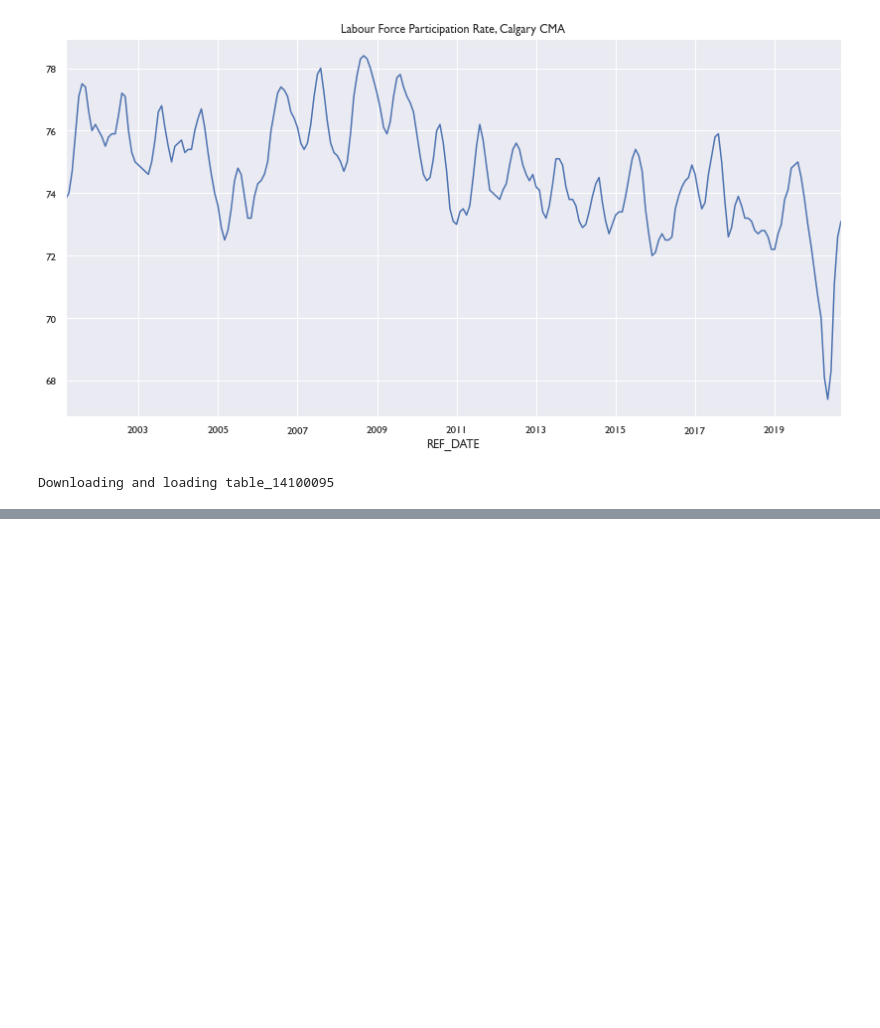
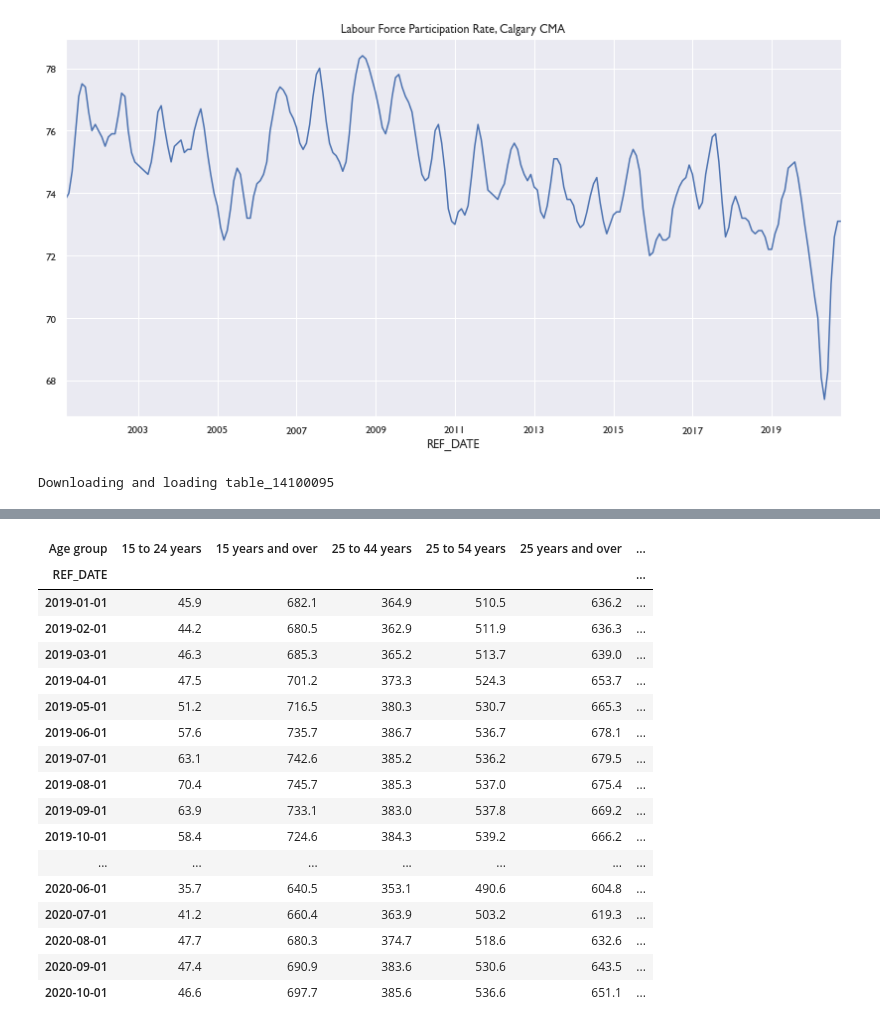
Before and after one commit to doublebigmak/housing_stats, a Jupyter notebook: cal_labour_mkt.ipynb, the cells around one changed output, grey strips where cells are left out. Cells and saved outputs as stored; diff of their text form; code cells hidden in the pictures; blank space fills up the shorter version.

```diff
--- a/cal_labour_mkt.ipynb
+++ b/cal_labour_mkt.ipynb
@@ -318,0 +319,25 @@ part_time['2019':]
+# %%
+full_time = lab_three_month[lab_three_month['Labour force characteristics']=='Full-time employment']
+# %%
+full_time = full_time[full_time['Sex']=='Both sexes'].pivot(index='REF_DATE', columns = 'Age group',values ='VALUE')
+# %%
+full_time['2019':]
+# %% [output]
+| Age group | 15 to 24 years | 15 years and over | 25 to 44 years | 25 to 54 years | 25 years and over | ... |
+| REF_DATE |  |  |  |  |  | ... |
+| 2019-01-01 | 45.9 | 682.1 | 364.9 | 510.5 | 636.2 | ... |
+| 2019-02-01 | 44.2 | 680.5 | 362.9 | 511.9 | 636.3 | ... |
+| 2019-03-01 | 46.3 | 685.3 | 365.2 | 513.7 | 639.0 | ... |
+| 2019-04-01 | 47.5 | 701.2 | 373.3 | 524.3 | 653.7 | ... |
+| 2019-05-01 | 51.2 | 716.5 | 380.3 | 530.7 | 665.3 | ... |
+| 2019-06-01 | 57.6 | 735.7 | 386.7 | 536.7 | 678.1 | ... |
+| 2019-07-01 | 63.1 | 742.6 | 385.2 | 536.2 | 679.5 | ... |
+| 2019-08-01 | 70.4 | 745.7 | 385.3 | 537.0 | 675.4 | ... |
+| 2019-09-01 | 63.9 | 733.1 | 383.0 | 537.8 | 669.2 | ... |
+| 2019-10-01 | 58.4 | 724.6 | 384.3 | 539.2 | 666.2 | ... |
+| ... | ... | ... | ... | ... | ... | ... |
+| 2020-06-01 | 35.7 | 640.5 | 353.1 | 490.6 | 604.8 | ... |
+| 2020-07-01 | 41.2 | 660.4 | 363.9 | 503.2 | 619.3 | ... |
+| 2020-08-01 | 47.7 | 680.3 | 374.7 | 518.6 | 632.6 | ... |
+| 2020-09-01 | 47.4 | 690.9 | 383.6 | 530.6 | 643.5 | ... |
+| 2020-10-01 | 46.6 | 697.7 | 385.6 | 536.6 | 651.1 | ... |
```
Also changed, not shown: parts of 17 cells of this notebook, 1 other file.
